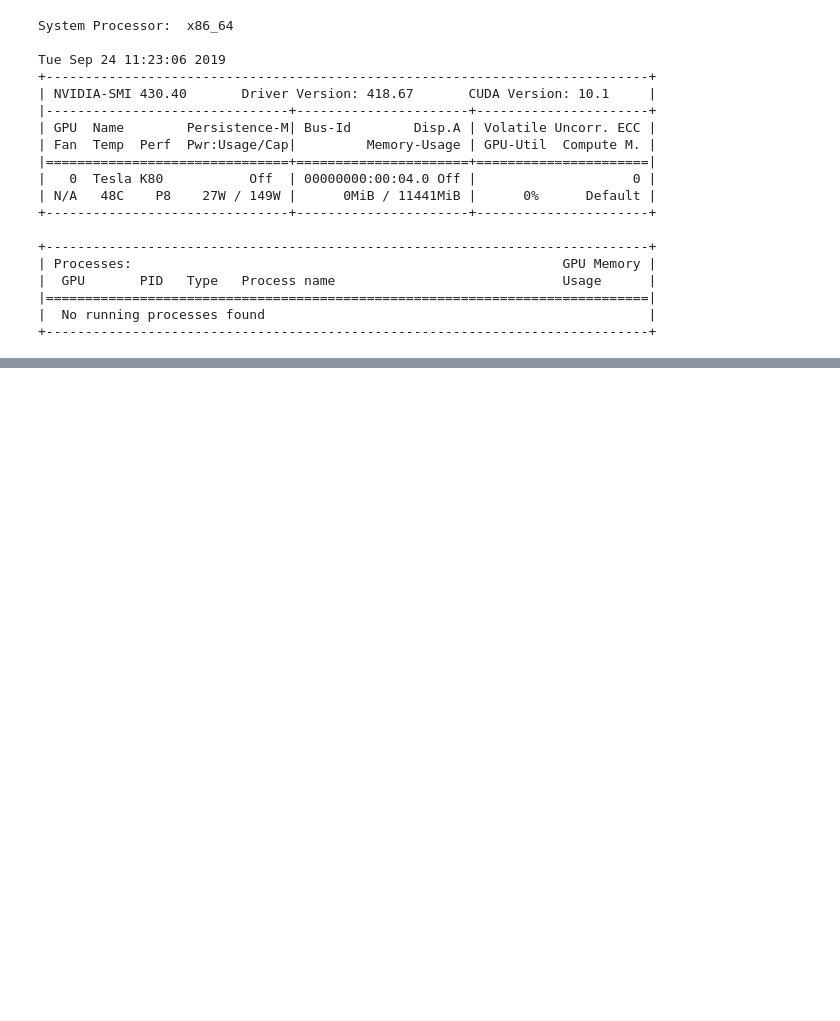
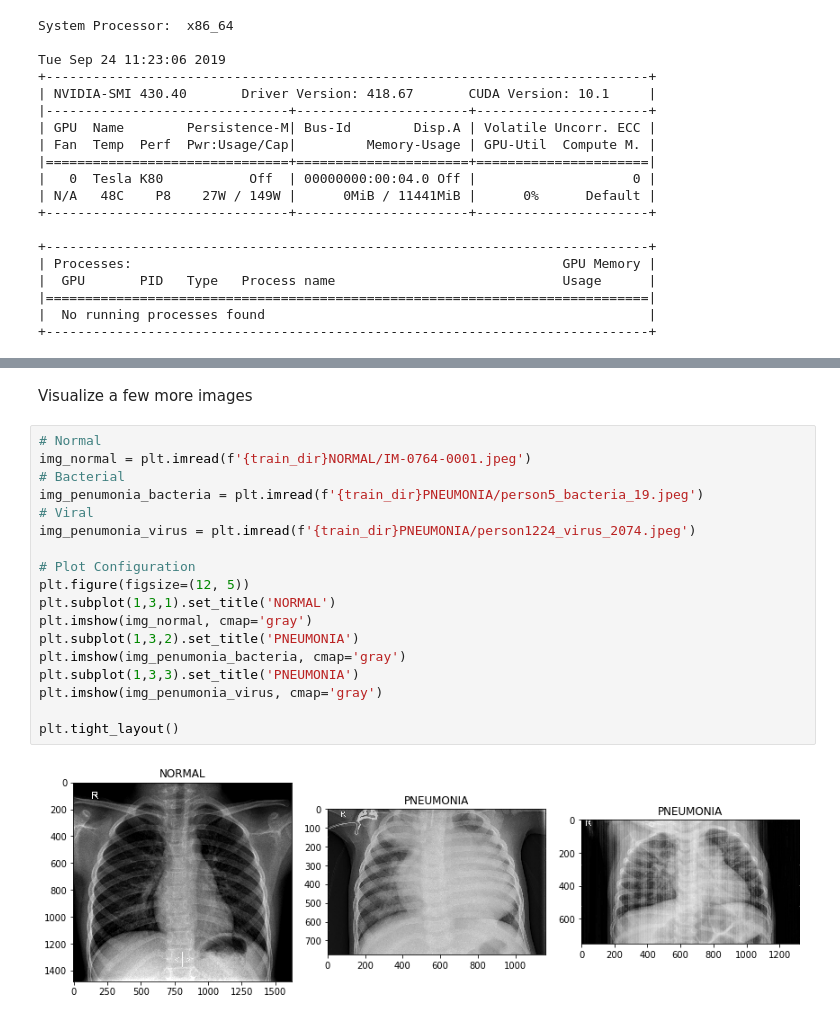
Before and after one commit to pranjalchaubey/Transfer-Learning, a Jupyter notebook: src/Transfer_Learning.ipynb, the cells around one changed output, grey strips where cells are left out. Cells and saved outputs as stored; diff of their text form; blank space fills up the shorter version.

```diff
--- a/src/Transfer_Learning.ipynb
+++ b/src/Transfer_Learning.ipynb
@@ -70,0 +105,22 @@ Tue Sep 24 11:23:06 2019
+# %% [markdown]
+Visualize a few more images
+# %%
+# Normal
+img_normal = plt.imread(f'{train_dir}NORMAL/IM-0764-0001.jpeg')
+# Bacterial
+img_penumonia_bacteria = plt.imread(f'{train_dir}PNEUMONIA/person5_bacteria_19.jpeg')
+# Viral
+img_penumonia_virus = plt.imread(f'{train_dir}PNEUMONIA/person1224_virus_2074.jpeg')
+
+# Plot Configuration
+plt.figure(figsize=(12, 5))
+plt.subplot(1,3,1).set_title('NORMAL')
+plt.imshow(img_normal, cmap='gray')
+plt.subplot(1,3,2).set_title('PNEUMONIA')
+plt.imshow(img_penumonia_bacteria, cmap='gray')
+plt.subplot(1,3,3).set_title('PNEUMONIA')
+plt.imshow(img_penumonia_virus, cmap='gray')
+
+plt.tight_layout()
+# %% [output]
+[figure, added]
```
Also changed, not shown: parts of 6 cells of this notebook.
